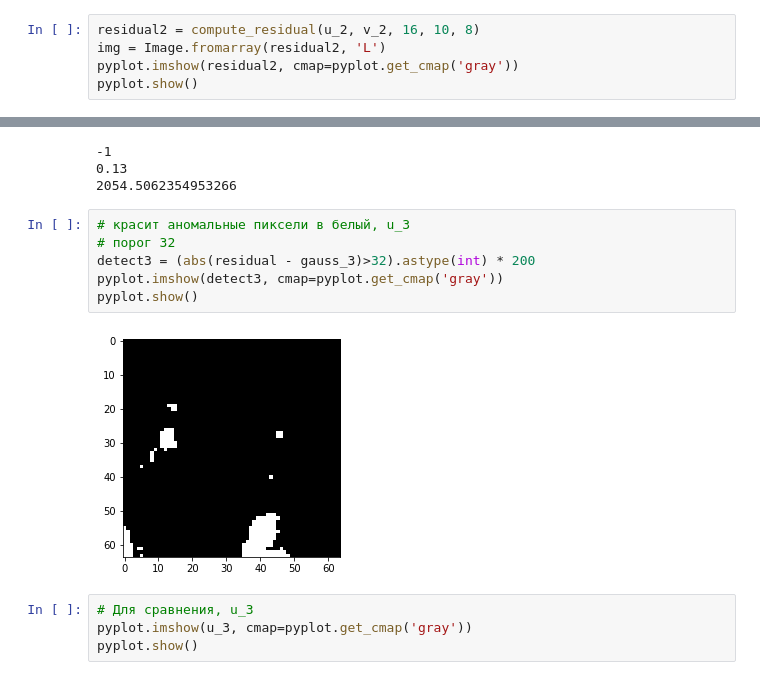
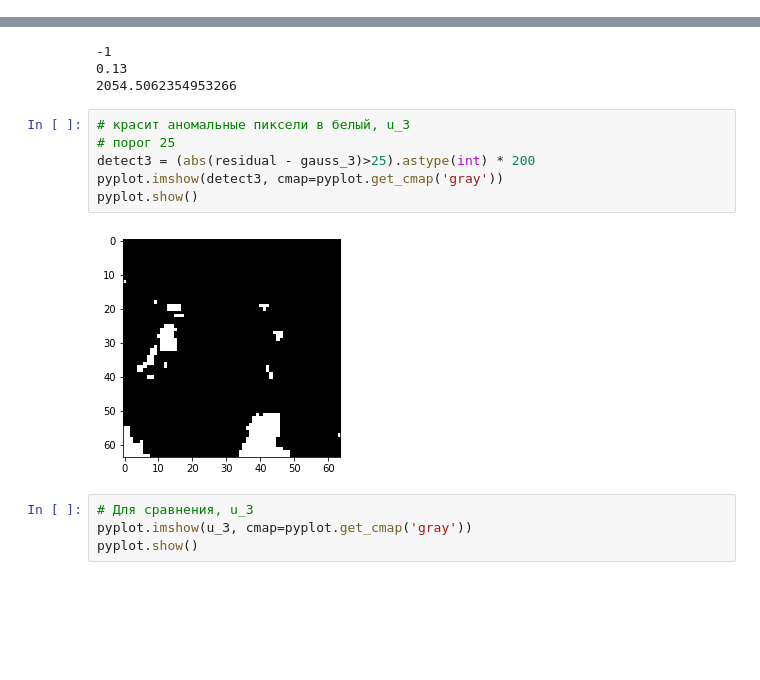
Before and after one commit to nastyadunaeva/searching_for_anomalies, a Jupyter notebook: model.ipynb, the cells around one changed output, grey strips where cells are left out. Drawn from its saved outputs; the diff is of its cells as text; blank space fills up the shorter version.

```diff
--- a/model.ipynb
+++ b/model.ipynb
@@ -376,8 +379,3 @@ pyplot.imshow(u_3, cmap=pyplot.get_cmap('gray'))
 pyplot.show()
 # %% [output]
 [figure]
-# %%
-residual2 = compute_residual(u_2, v_2, 16, 10, 8)
-img = Image.fromarray(residual2, 'L')
-pyplot.imshow(residual2, cmap=pyplot.get_cmap('gray'))
-pyplot.show()
@@ -440,12 +430,12 @@ print(min_dist_2)
 2054.5062354953266
 # %%
 # красит аномальные пиксели в белый, u_3
-# порог 32
-detect3 = (abs(residual - gauss_3)>32).astype(int) * 200
+# порог 25
+detect3 = (abs(residual - gauss_3)>25).astype(int) * 200
 pyplot.imshow(detect3, cmap=pyplot.get_cmap('gray'))
 pyplot.show()
 # %% [output]
-[figure, old version]
+[figure, new version]
 # %%
 # Для сравнения, u_3
 pyplot.imshow(u_3, cmap=pyplot.get_cmap('gray'))
```
Also changed, not shown: parts of 27 cells of this notebook.
